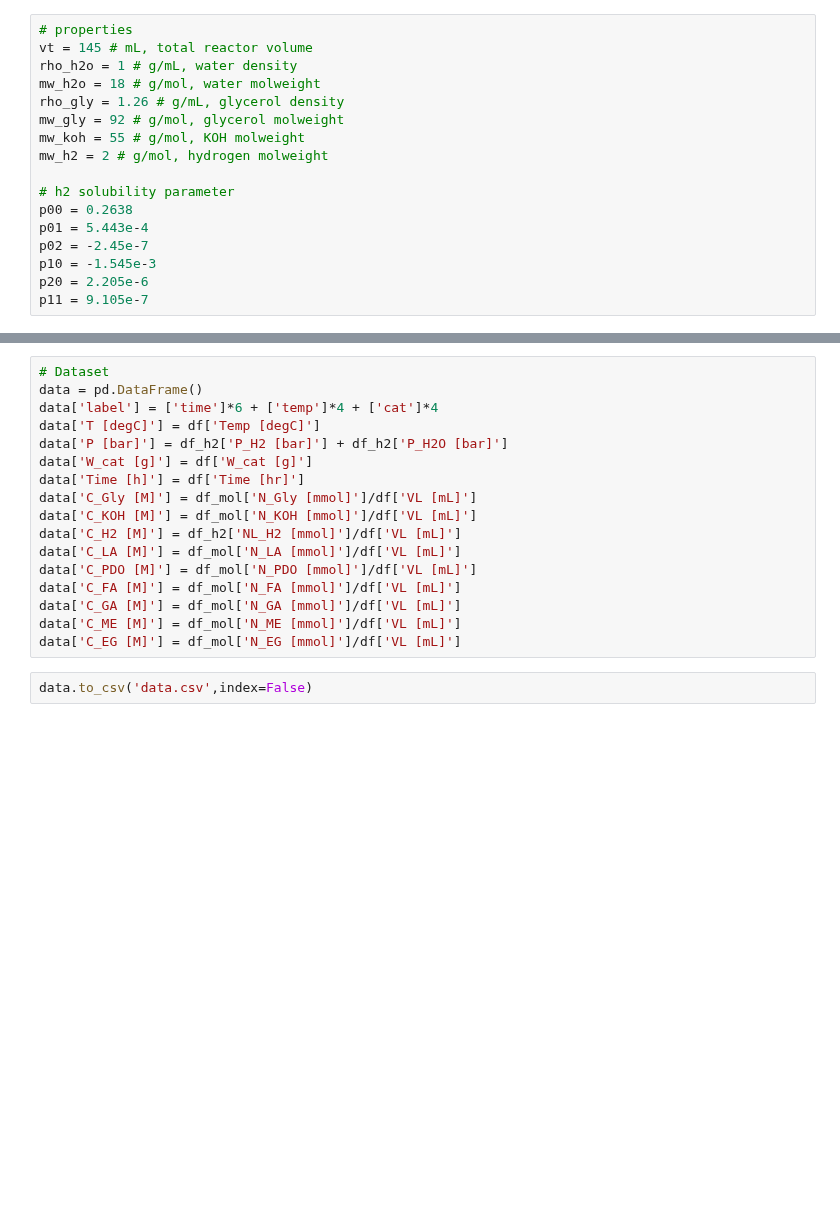
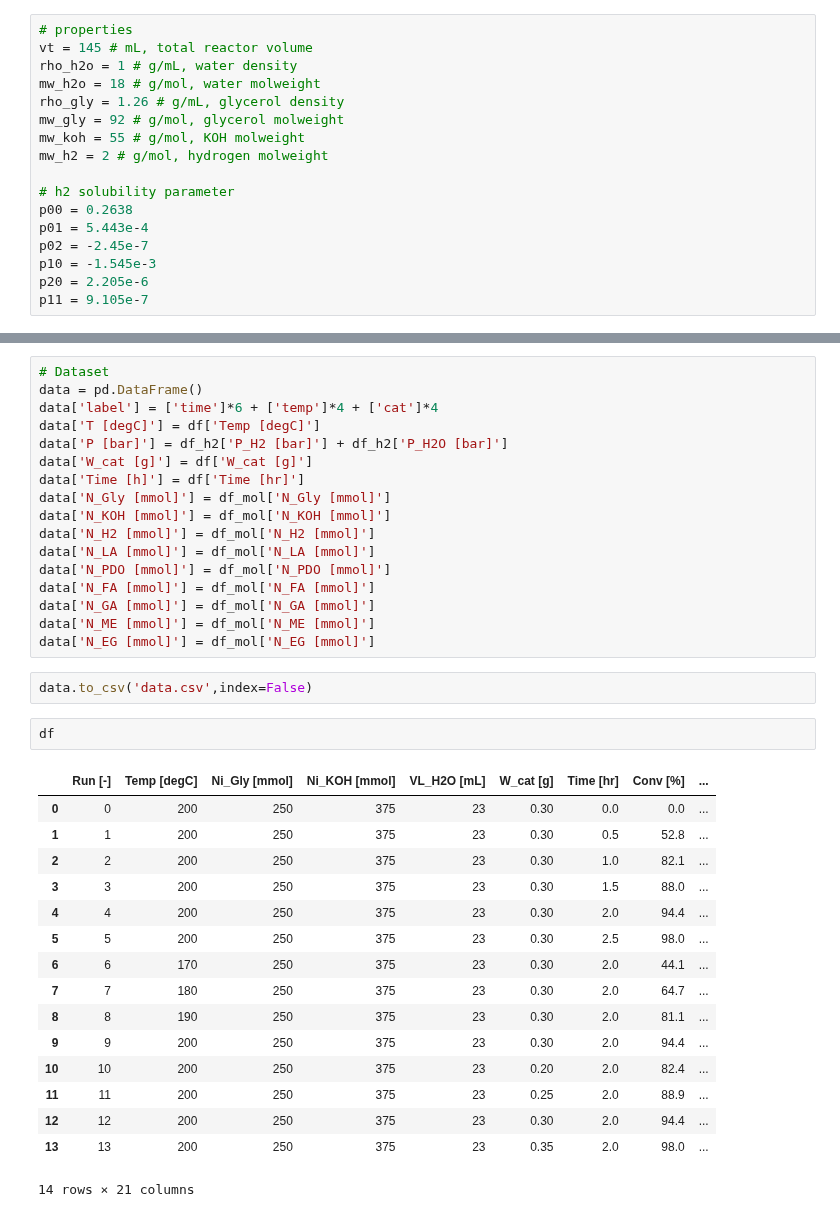
Before and after one commit to 100sjun/repos_python, a Jupyter notebook: Project/Glycerol/Kinetic_Model/data_treatment.ipynb, the cells around one changed output, grey strips where cells are left out. Saved outputs shown, nothing was run; the diff lists cells and outputs as text; blank space fills up the shorter version.

```diff
--- a/Project/Glycerol/Kinetic_Model/data_treatment.ipynb
+++ b/Project/Glycerol/Kinetic_Model/data_treatment.ipynb
@@ -103,14 +96,33 @@ data['T [degC]'] = df['Temp [degC]']
 data['P [bar]'] = df_h2['P_H2 [bar]'] + df_h2['P_H2O [bar]']
 data['W_cat [g]'] = df['W_cat [g]']
 data['Time [h]'] = df['Time [hr]']
-data['C_Gly [M]'] = df_mol['N_Gly [mmol]']/df['VL [mL]']
-data['C_KOH [M]'] = df_mol['N_KOH [mmol]']/df['VL [mL]']
-data['C_H2 [M]'] = df_h2['NL_H2 [mmol]']/df['VL [mL]']
-data['C_LA [M]'] = df_mol['N_LA [mmol]']/df['VL [mL]']
-data['C_PDO [M]'] = df_mol['N_PDO [mmol]']/df['VL [mL]']
-data['C_FA [M]'] = df_mol['N_FA [mmol]']/df['VL [mL]']
-data['C_GA [M]'] = df_mol['N_GA [mmol]']/df['VL [mL]']
-data['C_ME [M]'] = df_mol['N_ME [mmol]']/df['VL [mL]']
-data['C_EG [M]'] = df_mol['N_EG [mmol]']/df['VL [mL]']
+data['N_Gly [mmol]'] = df_mol['N_Gly [mmol]']
+data['N_KOH [mmol]'] = df_mol['N_KOH [mmol]']
+data['N_H2 [mmol]'] = df_mol['N_H2 [mmol]']
+data['N_LA [mmol]'] = df_mol['N_LA [mmol]']
+data['N_PDO [mmol]'] = df_mol['N_PDO [mmol]']
+data['N_FA [mmol]'] = df_mol['N_FA [mmol]']
+data['N_GA [mmol]'] = df_mol['N_GA [mmol]']
+data['N_ME [mmol]'] = df_mol['N_ME [mmol]']
+data['N_EG [mmol]'] = df_mol['N_EG [mmol]']
 # %%
 data.to_csv('data.csv',index=False)
+# %%
+df
+# %% [output]
+|  | Run [-] | Temp [degC] | Ni_Gly [mmol] | Ni_KOH [mmol] | VL_H2O [mL] | W_cat [g] | Time [hr] | Conv [%] | ... |
+| 0 | 0 | 200 | 250 | 375 | 23 | 0.30 | 0.0 | 0.0 | ... |
+| 1 | 1 | 200 | 250 | 375 | 23 | 0.30 | 0.5 | 52.8 | ... |
+| 2 | 2 | 200 | 250 | 375 | 23 | 0.30 | 1.0 | 82.1 | ... |
+| 3 | 3 | 200 | 250 | 375 | 23 | 0.30 | 1.5 | 88.0 | ... |
+| 4 | 4 | 200 | 250 | 375 | 23 | 0.30 | 2.0 | 94.4 | ... |
+| 5 | 5 | 200 | 250 | 375 | 23 | 0.30 | 2.5 | 98.0 | ... |
+| 6 | 6 | 170 | 250 | 375 | 23 | 0.30 | 2.0 | 44.1 | ... |
+| 7 | 7 | 180 | 250 | 375 | 23 | 0.30 | 2.0 | 64.7 | ... |
+| 8 | 8 | 190 | 250 | 375 | 23 | 0.30 | 2.0 | 81.1 | ... |
+| 9 | 9 | 200 | 250 | 375 | 23 | 0.30 | 2.0 | 94.4 | ... |
+| 10 | 10 | 200 | 250 | 375 | 23 | 0.20 | 2.0 | 82.4 | ... |
+| 11 | 11 | 200 | 250 | 375 | 23 | 0.25 | 2.0 | 88.9 | ... |
+| 12 | 12 | 200 | 250 | 375 | 23 | 0.30 | 2.0 | 94.4 | ... |
+| 13 | 13 | 200 | 250 | 375 | 23 | 0.35 | 2.0 | 98.0 | ... |
+14 rows × 21 columns
```
Also changed, not shown: parts of 2 cells of this notebook, 8 other files.
